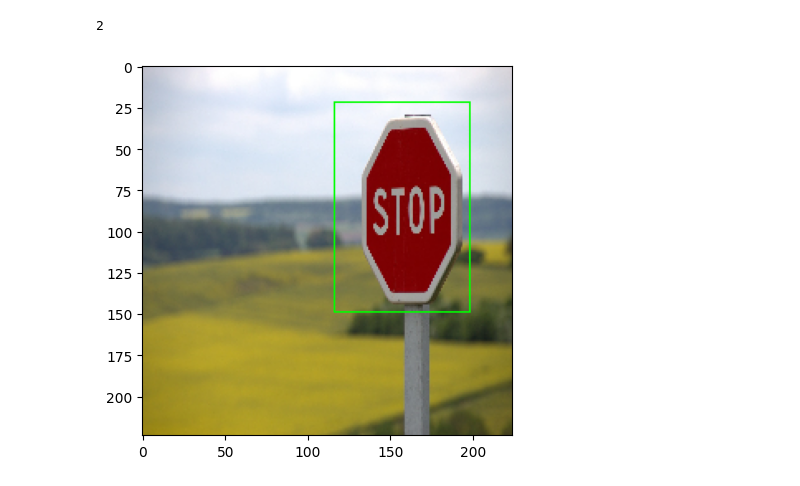
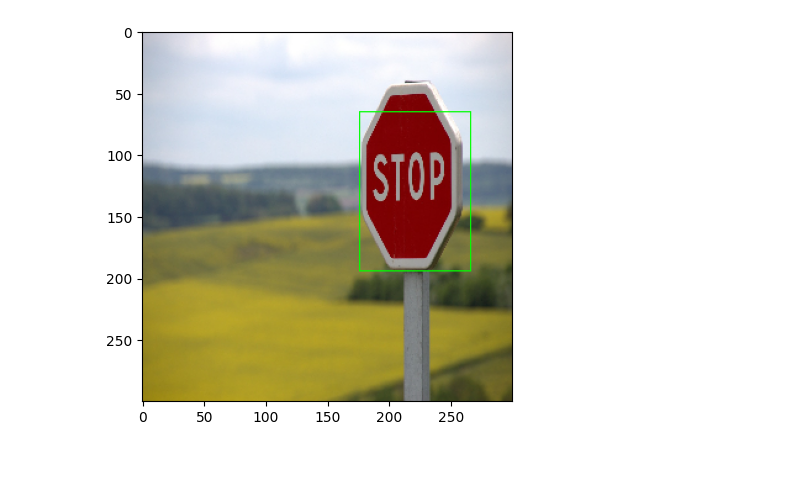
Before and after one commit to VMD121199/road-sign-detection, a Jupyter notebook: notebooks/predict.ipynb, the cells around one changed output. Saved outputs shown, nothing was run; the diff lists cells and outputs as text; code cells hidden in the pictures.

Commit message:
upload README, predict file

```diff
--- a/notebooks/predict.ipynb
+++ b/notebooks/predict.ipynb
@@ -27,7 +27,7 @@ Non-trainable params: 14,714,688
 __________________________________________________________________________________________________
 # %%
 img_org = cv2.imread("../data/tests/stop-634941_1280.jpg")
-img_org = cv2.resize(img_org, (224, 224))
+img_org = cv2.resize(img_org, (300, 300))
 # img = img / 255.0
 plt.imshow(cv2.cvtColor(img_org, cv2.COLOR_BGR2RGB))
 plt.show()
@@ -36,8 +36,8 @@ plt.show()
 # %%
-img = img_org.reshape(1, 224, 224, 3)
+img = img_org.reshape(1, 300, 300, 3)
 img = np.array(img, dtype="float32") / 255.0
 # %%
 prediction = loaded_model.predict(img)
-bbox = prediction[0][0] * 224.0
+bbox = prediction[0][0] * 300.0
 label = np.argmax(prediction[1], axis=1)
 # %% [output]
@@ -45,6 +45,2 @@ label = np.argmax(prediction[1], axis=1)
-# %%
-label[0]
-# %% [output]
-2
 # %%
-x, y, w, h = np.array(bbox, dtype=int)
+xmin, ymin, xmax, ymax = np.array(bbox, dtype=int)
@@ -56,6 +47,6 @@ y_br = int(y + h / 2)
 # %%
-image = cv2.rectangle(img_org, (x_tl, y_tl), (x_br, y_br), (0, 255, 0))
+image = cv2.rectangle(img_org, (xmin, ymin), (xmax, ymax), (0, 255, 0))
 plt.imshow(cv2.cvtColor(image, cv2.COLOR_BGR2RGB))
 plt.show()
 # %% [output]
-[figure, old version]
+[figure, new version]
```
Also changed, not shown: parts of 5 cells of this notebook, 5 other files.
